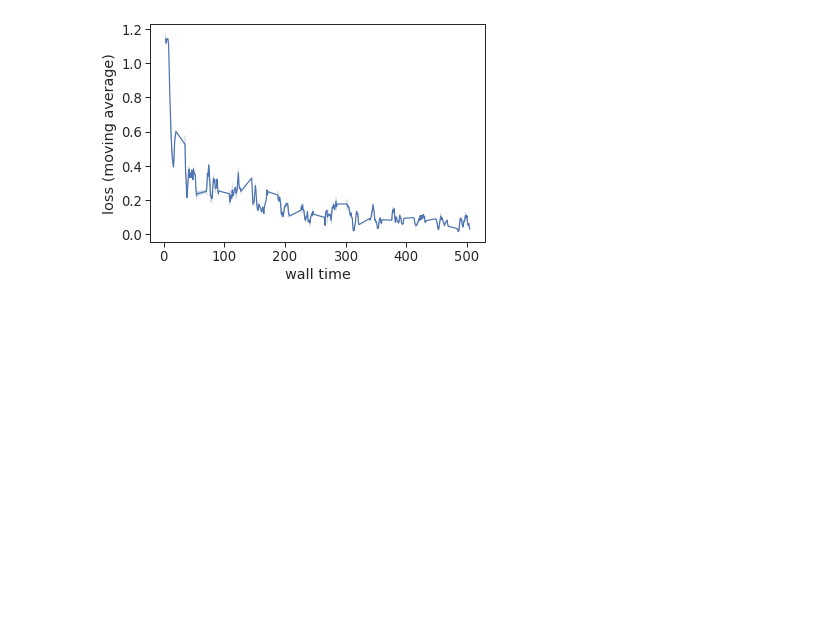
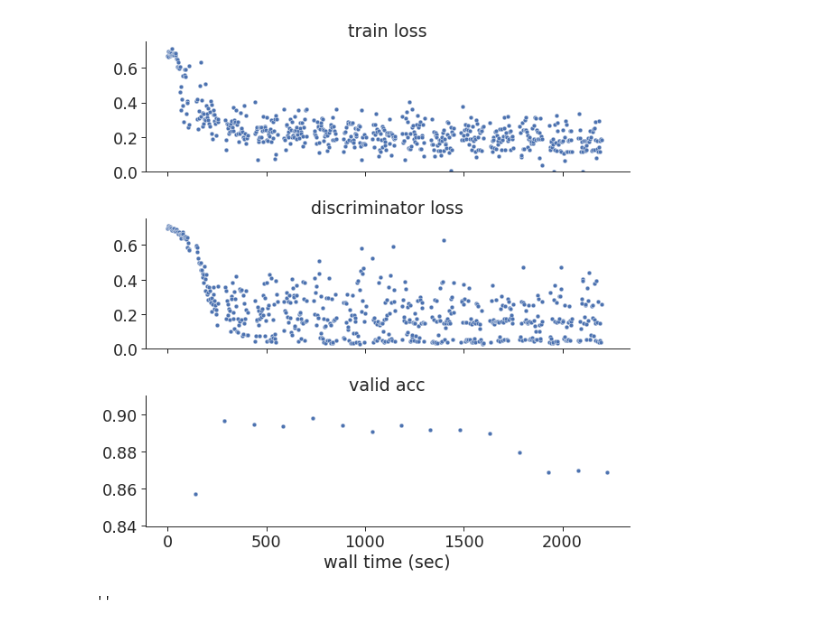
Before and after one commit to sh0416/oommix, a Jupyter notebook: notebook/training_loss.ipynb, the cells around one changed output. Cells and saved outputs as stored; diff of their text form; code cells hidden in the pictures; blank space fills up the shorter version.

```diff
--- a/notebook/training_loss.ipynb
+++ b/notebook/training_loss.ipynb
@@ -3,11 +3,23 @@ import pandas as pd
 import matplotlib.pyplot as plt
 import seaborn as sns
 
-sns.set_theme(context="paper", style="ticks", font_scale=1.5)
-df = pd.read_csv("../out/f5eaa9b8-16e/train_loss.csv", names=["wall time", "loss"])
-df["wall time"] = df["wall time"] - df["wall time"].min()
-df["loss (moving average)"] = df["loss"].rolling(7).mean()
+sns.set_theme(context="paper", style="ticks", font_scale=2)
+df = pd.read_csv("../out/81392c79-89e/scalar.csv", names=["wall time (sec)", "type", "value"])
+df["type"] = df["type"].replace("manifold classification loss", "discriminator loss")
 
-fig, ax = plt.subplots(figsize=(6, 4))
-sns.lineplot(data=df, x="wall time", y="loss (moving average)", ax=ax)
+
+start_timestamp = df["wall time (sec)"].min()
+
+df["wall time (sec)"] = df["wall time (sec)"] - start_timestamp
+
+g = sns.FacetGrid(df, row="type", aspect=3, sharey=False)
+g.map(sns.scatterplot, "wall time (sec)", "value")
+#fig, ax = plt.subplots(figsize=(10, 8))
+#p_loss = sns.lineplot(data=df, x="wall time", y="value", hue="type")
+g.set_titles("{row_name}")
+g.axes[0, 0].set_ylim((0, 0.75))
+g.axes[1, 0].set_ylim((0, 0.75))
+g.axes[2, 0].set_ylim((0.84, 0.91))
+g.set_ylabels("")
+plt.savefig("sup1.png", dpi=200)
 # %% [output]
@@ -15 +26,5 @@ sns.lineplot(data=df, x="wall time", y="loss (moving average)", ax=ax)
-[figure, old version]
+[figure, new version]
+# %%
+ax.get_label()
+# %% [output]
+''
```
Also changed, not shown: parts of 1 cell of this notebook, 5 other files.
